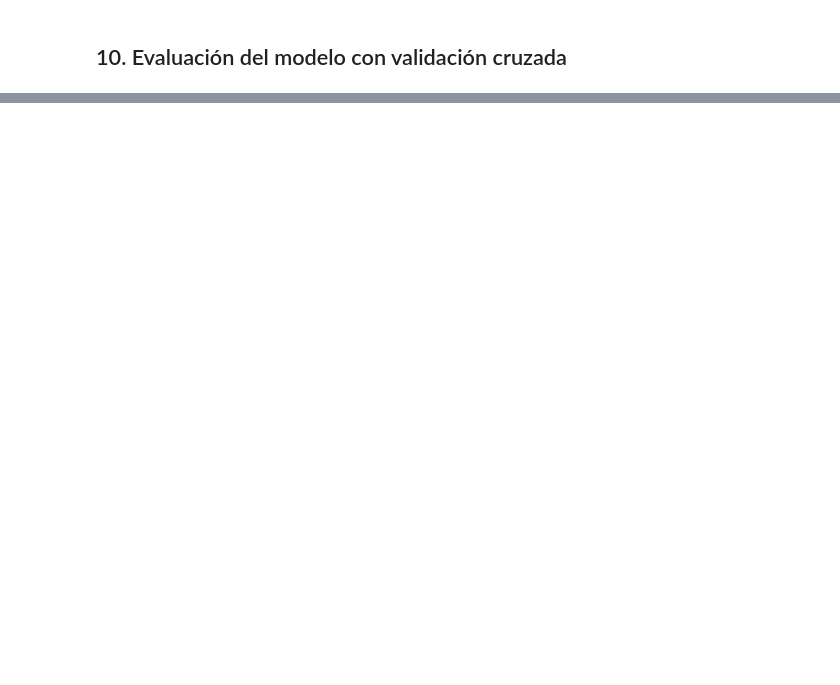
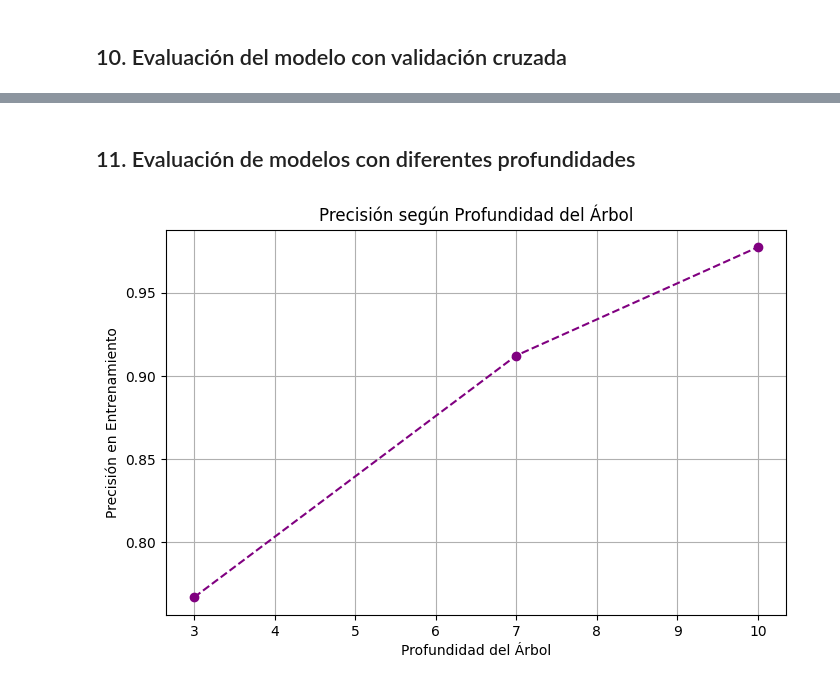
Before and after one commit to Sofiamishel2003/Modelo_Regresion_Lineal, a Jupyter notebook: Modelo_RegresionLineal.ipynb, the cells around one changed output, grey strips where cells are left out. Drawn from its saved outputs; the diff is of its cells as text; code cells hidden in the pictures; blank space fills up the shorter version.

```diff
--- a/Modelo_RegresionLineal.ipynb
+++ b/Modelo_RegresionLineal.ipynb
@@ -1093,0 +1143,22 @@ plt.show()
+# %% [markdown]
+## 11. Evaluación de modelos con diferentes profundidades
+# %%
+depths = [3, 7, 10]
+results_depth = {}
+
+for depth in depths:
+    model_temp = DecisionTreeClassifier(max_depth=depth, random_state=42)
+    model_temp.fit(X_train_clf, y_train_clf)
+    acc = accuracy_score(y_train_clf, model_temp.predict(X_train_clf))
+    results_depth[depth] = acc
+
+# Gráfico de precisión según profundidad
+plt.figure(figsize=(8, 5))
+plt.plot(results_depth.keys(), results_depth.values(), marker="o", linestyle="--", color="purple")
+plt.xlabel("Profundidad del Árbol")
+plt.ylabel("Precisión en Entrenamiento")
+plt.title("Precisión según Profundidad del Árbol")
+plt.grid(True)
+plt.show()
+# %% [output]
+[figure, added]
```
Also changed, not shown: parts of 9 cells of this notebook.
